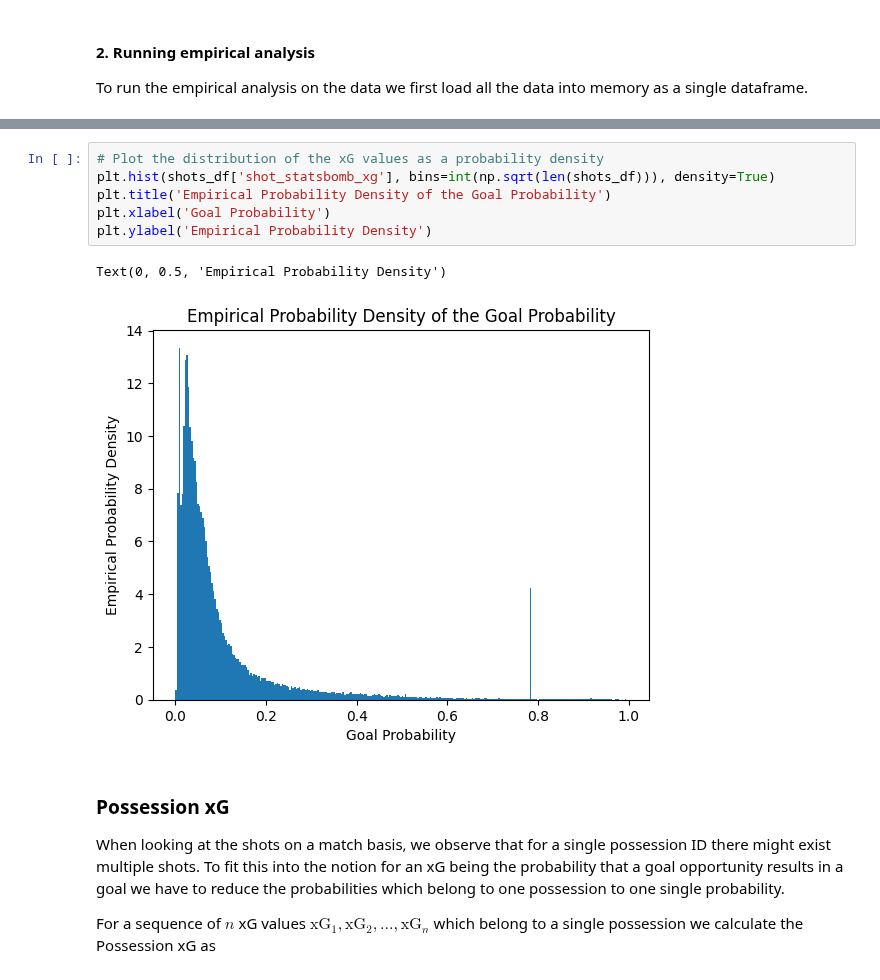
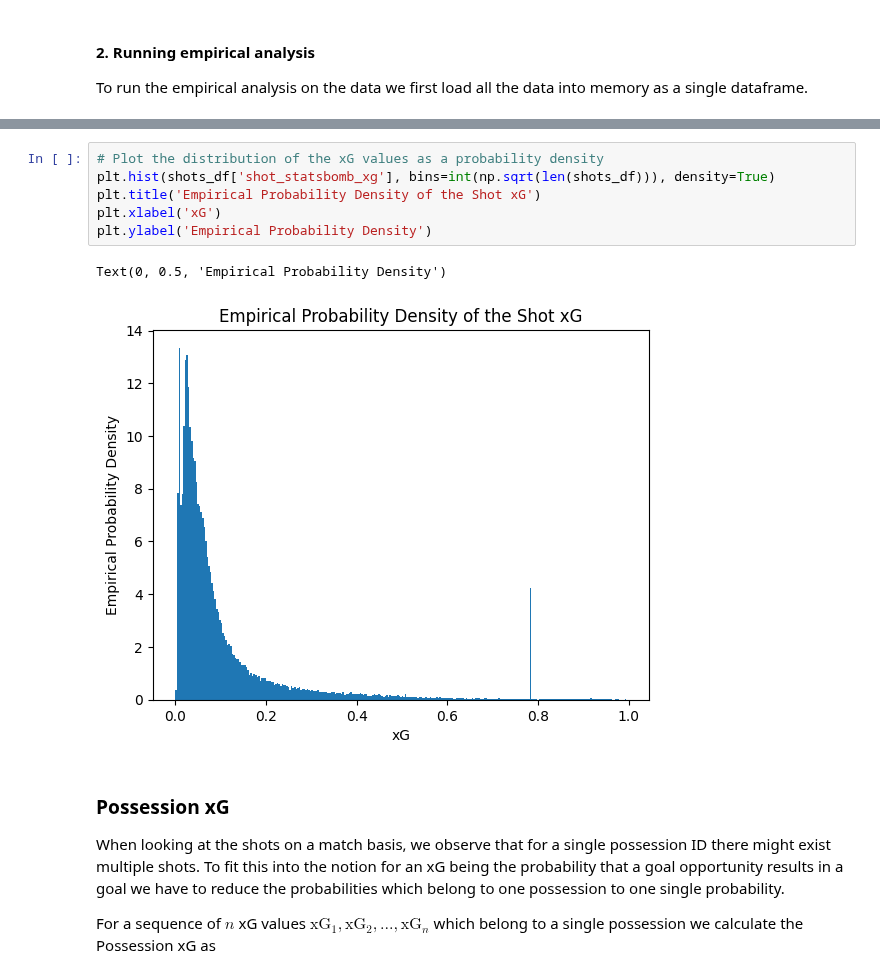
Before and after one commit to StrikerBadger/bachelor-thesis, a Jupyter notebook: empirical_analysis.ipynb, the cells around one changed output, grey strips where cells are left out. Drawn from its saved outputs; the diff is of its cells as text.

Commit message:
Saving some graphs

```diff
--- a/empirical_analysis.ipynb
+++ b/empirical_analysis.ipynb
@@ -84,12 +84,12 @@ Index(['id', 'index', 'period', 'timestamp', 'minute', 'second', 'type',
 # %%
 # Plot the distribution of the xG values as a probability density
 plt.hist(shots_df['shot_statsbomb_xg'], bins=int(np.sqrt(len(shots_df))), density=True)
-plt.title('Empirical Probability Density of the Goal Probability')
-plt.xlabel('Goal Probability')
+plt.title('Empirical Probability Density of the Shot xG')
+plt.xlabel('xG')
 plt.ylabel('Empirical Probability Density')
 # %% [output]
 Text(0, 0.5, 'Empirical Probability Density')
-[figure, old version]
+[figure, new version]
 # %% [markdown]
 ### Possession xG
 When looking at the shots on a match basis, we observe that for a single possession ID there might exist multiple shots. To fit this into the notion for an xG being the probability that a goal opportunity results in a goal we have to reduce the probabilities which belong to one possession to one single probability.
```
Also changed, not shown: parts of 4 cells of this notebook, 4 other files.
